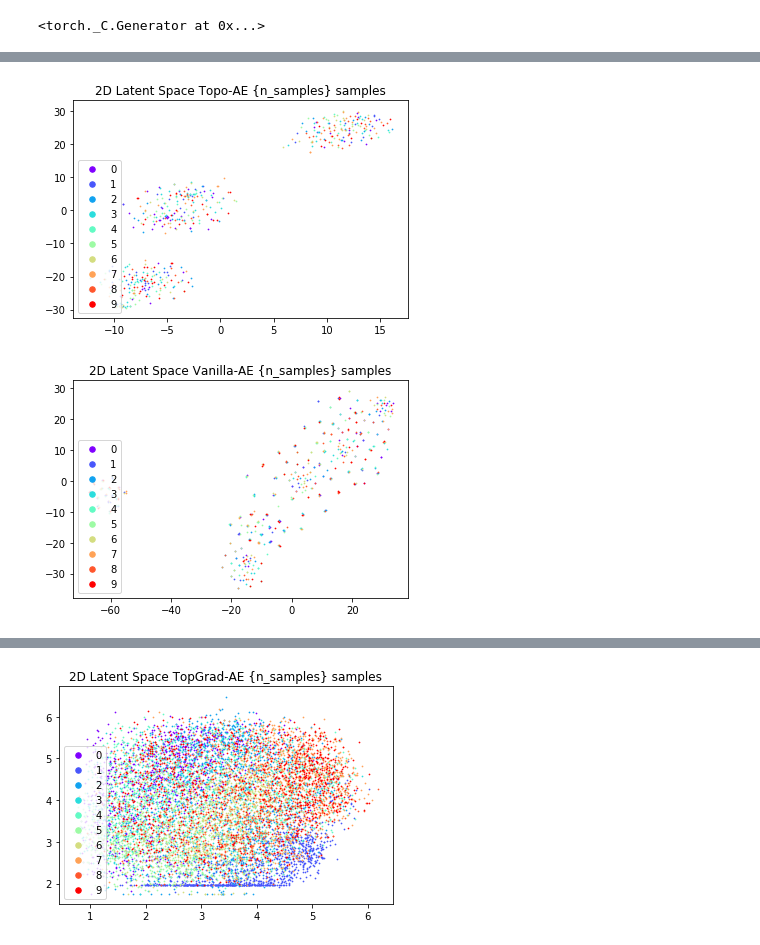
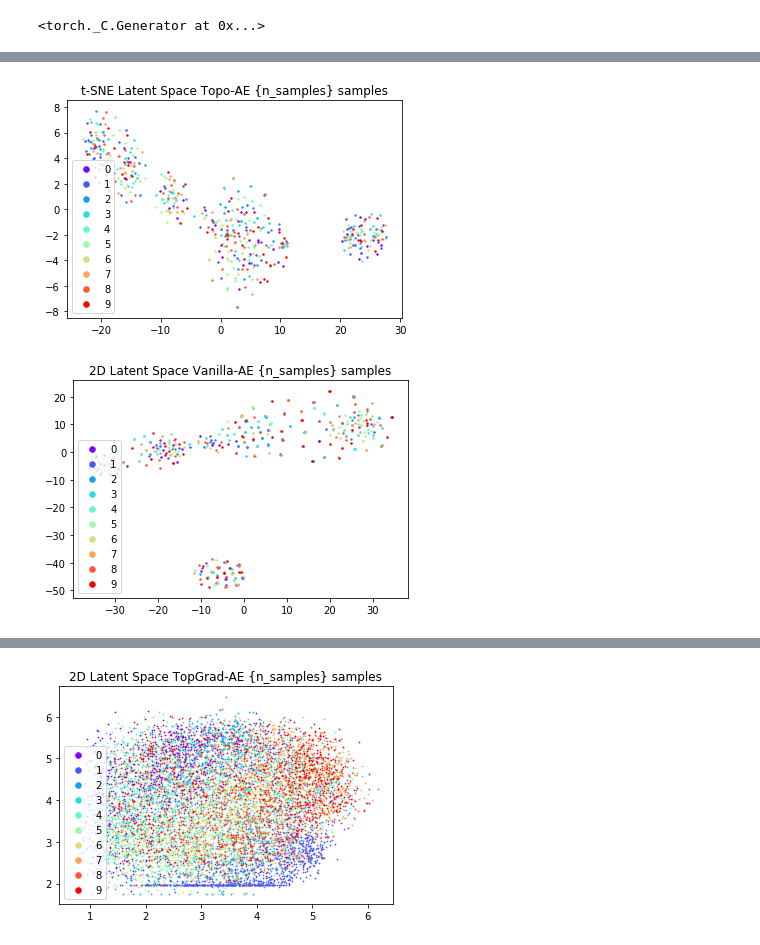
Before and after one commit to BorgwardtLab/topological-autoencoders, a Jupyter notebook: notebooks/Visualize_latent_space_mnist.ipynb, the cells around one changed output, grey strips where cells are left out. Saved outputs shown, nothing was run; the diff lists cells and outputs as text; code cells hidden in the pictures.

```diff
--- a/notebooks/Visualize_latent_space_mnist.ipynb
+++ b/notebooks/Visualize_latent_space_mnist.ipynb
@@ -83,8 +86,8 @@ all_labels = np.concatenate(all_labels, axis=0)
 # %%
 # LOAD ALL MODELS AND GET LATENT SPACES
 methods = ['topological','vanilla'] #'surrogate'
-model_paths = {methods[0]: '../runs/mnist/1/model.pth',
-                methods[1]: '../runs/mnist/3/model.pth'
+model_paths = {methods[0]: '../runs/mnist/6/model.pth', #1=10 epochs, 6=50
+                methods[1]: '../runs/mnist/5/model.pth' #3=10 epochs, 5=50
               } #methods[2]: '../runs/mnist/2/model.pth',
 
 latent_spaces = {}
@@ -99,14 +102,14 @@ for method in methods:
         raise ValueError('Labels are not consistent! Fix seeds!')
     latent_spaces[method] = {'data': Z, 'labels': _labels}
 # %%
-n_samples = 100000
+n_samples = 500
 # %%
-tsne = TSNE(random_state=42, early_exaggeration=30) #, perplexity=10, learning_rate=100)
+tsne = TSNE(random_state=42, n_iter=1000, perplexity=40) #, perplexity=10, learning_rate=100, early_exaggeration=30)
 Z_tsne_top = tsne.fit_transform(latent_spaces['topological']['data'][:n_samples,:])
 
-tsne = TSNE(random_state=42, early_exaggeration=30) #, perplexity=10, learning_rate=100)
+tsne = TSNE(random_state=42, n_iter=1000, perplexity=40) #, perplexity=10, learning_rate=100)
 Z_tsne_van = tsne.fit_transform(latent_spaces['vanilla']['data'][:n_samples,:])
 
-tsne = TSNE(random_state=42, early_exaggeration=30) #, perplexity=10, learning_rate=100)
-X_tsne = tsne.fit_transform(full_data_space[:n_samples,:])
+tsne = TSNE(random_state=42, n_iter=1000, perplexity=40) #, perplexity=10, learning_rate=100)
+X_tsne = tsne.fit_transform(scaled_data_space[:n_samples,:])
 # %%
@@ -124,7 +147,7 @@ def plotting(transformed, all_labels, title):
     for i, label in enumerate(distinct_labels):
         mask = (all_labels == label).astype(int)
         inds = list(np.where(mask)[0])
-        plt.scatter(transformed[inds, 0], transformed[inds, 1], c=[colors[i]], label=label, s=0.5)
+        plt.scatter(transformed[inds, 0], transformed[inds, 1], c=[colors[i]], label=label, s=2)
     plt.title(title)
     lgnd = plt.legend(loc="lower left")
     for i,_ in enumerate(distinct_labels):
@@ -138,11 +158,11 @@ array([1, 6, 6, 5, 9, 9, 2, 5, 5, 1])
 # %%
-plotting(Z_tsne_top, all_labels[:n_samples], '2D Latent Space Topo-AE {n_samples} samples')
+plotting(Z_tsne_top, all_labels[:n_samples], 't-SNE Latent Space Topo-AE {n_samples} samples')
 # %% [output]
-[figure, old version]
+[figure, new version]
 # %%
 plotting(Z_tsne_van, all_labels[:n_samples], '2D Latent Space Vanilla-AE {n_samples} samples')
 # %% [output]
-[figure, old version]
+[figure, new version]
 # %%
 plotting(X_tsne, all_labels[:n_samples], '2D Embedding of Data Space {n_samples} samples')
 # %% [output]
```
Also changed, not shown: parts of 11 cells of this notebook.
